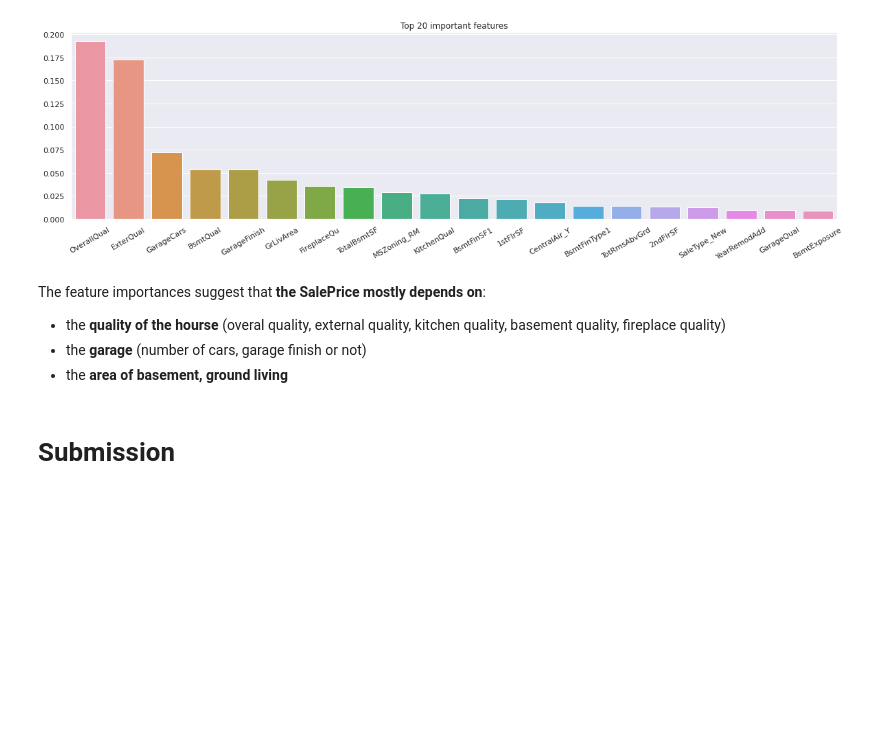
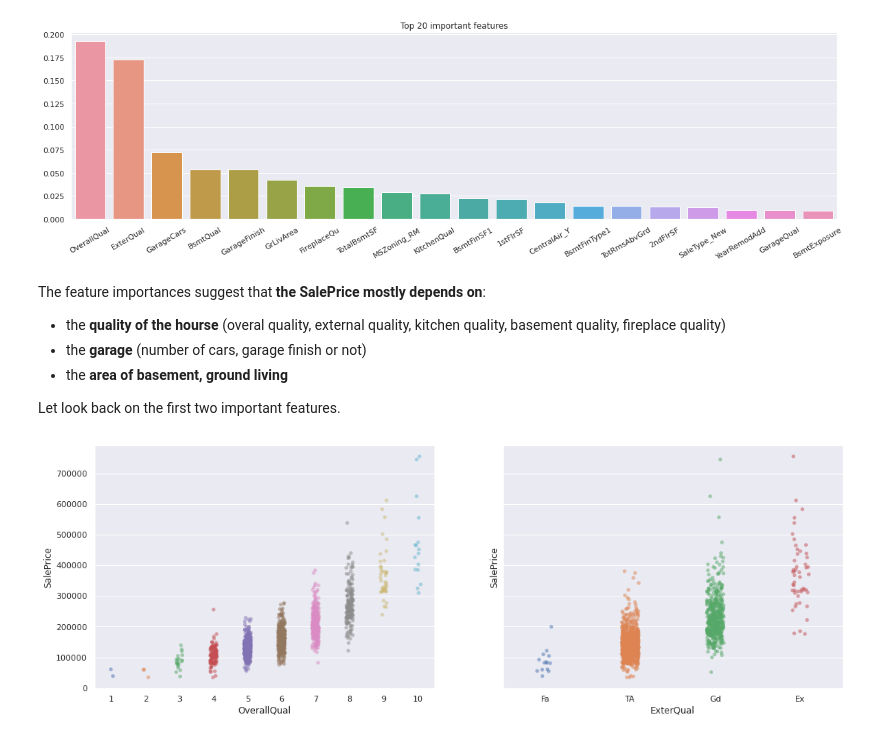
Before and after one commit to nguyenhaidang94/HousePricePrediction, a Jupyter notebook: which_factors_influence_house_price.ipynb, the cells around one changed output. Drawn from its saved outputs; the diff is of its cells as text; code cells hidden in the pictures; blank space fills up the shorter version.

```diff
--- a/which_factors_influence_house_price.ipynb
+++ b/which_factors_influence_house_price.ipynb
@@ -932,5 +977,5 @@ The feature importances suggest that **the SalePrice mostly depends on**:
 * the **quality of the hourse** (overal quality, external quality, kitchen quality, basement quality, fireplace quality)
 * the **garage** (number of cars, garage finish or not)
 * the **area of basement, ground living**
+
+Let look back on the first two important features.
-# %% [markdown]
-# Submission
@@ -942,0 +982,9 @@ submission.to_csv('submission.csv', index=False)
+# %%
+fig, axes = plt.subplots(1, 2, sharey=True, figsize=(18, 6))
+axes = np.ravel(axes)
+sns.stripplot(data=train, x="OverallQual", y="SalePrice", ax=axes[0], alpha=0.5)
+sns.stripplot(data=train, x="ExterQual", y="SalePrice", ax=axes[1], alpha=0.5,
+              order=['Fa','TA','Gd', 'Ex'])
+plt.show()
+# %% [output]
+[figure, added]
```
Also changed, not shown: parts of 11 cells of this notebook.
